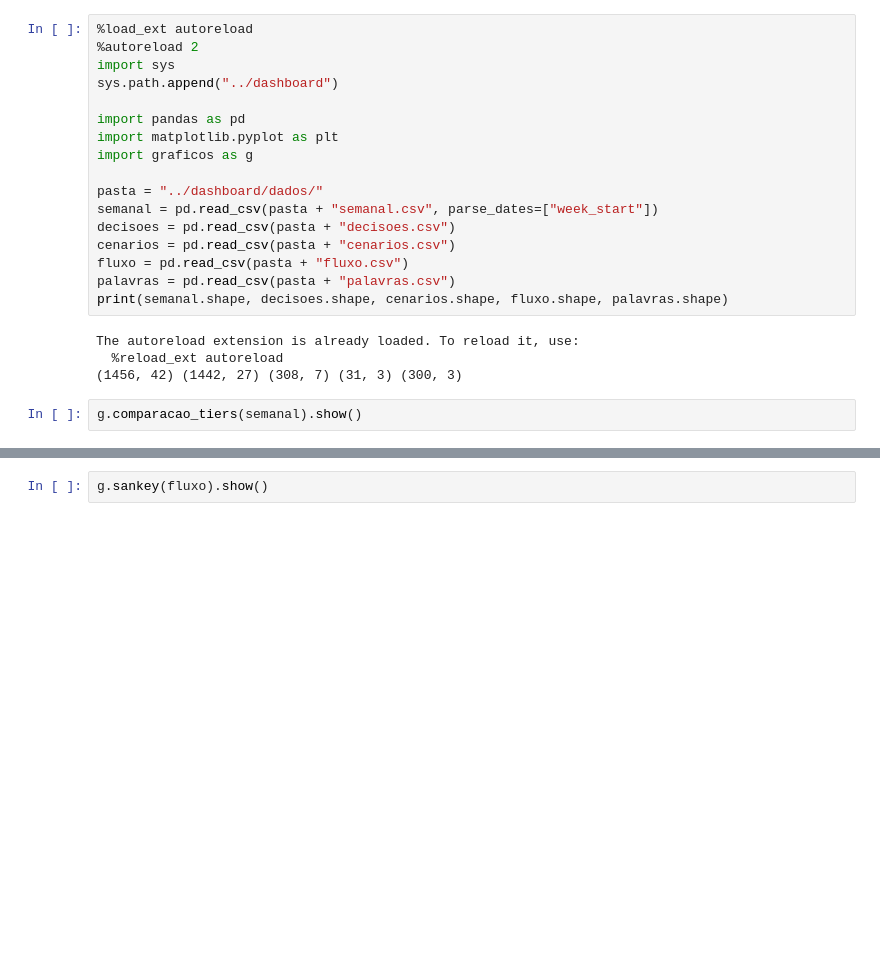
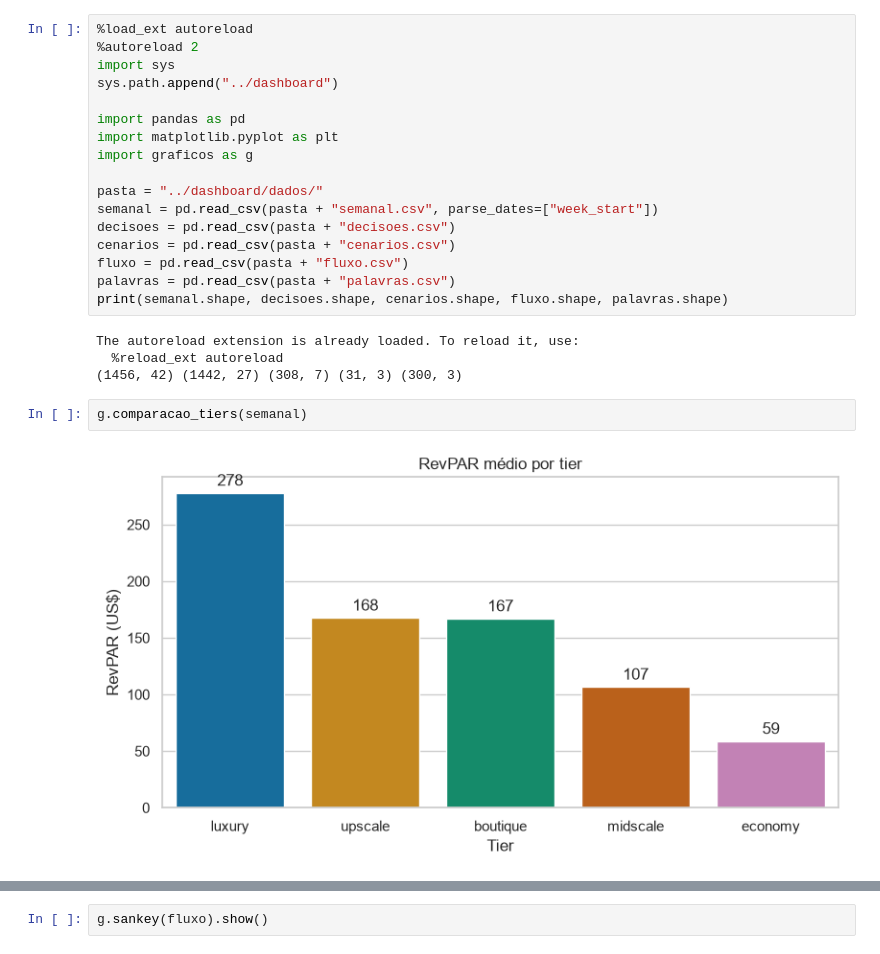
Before and after one commit to brunoh19/trabalho-final, a Jupyter notebook: notebook/visualizacao.ipynb, the cells around one changed output, grey strips where cells are left out. Cells and saved outputs as stored; diff of their text form; blank space fills up the shorter version.

```diff
--- a/notebook/visualizacao.ipynb
+++ b/notebook/visualizacao.ipynb
@@ -20,5 +20,7 @@ The autoreload extension is already loaded. To reload it, use:
   %reload_ext autoreload
 (1456, 42) (1442, 27) (308, 7) (31, 3) (300, 3)
 # %%
-g.comparacao_tiers(semanal).show()
+g.comparacao_tiers(semanal)
+# %% [output]
+[figure, added]
 # %%
```
Also changed, not shown: parts of 6 cells of this notebook, 2 other files.
